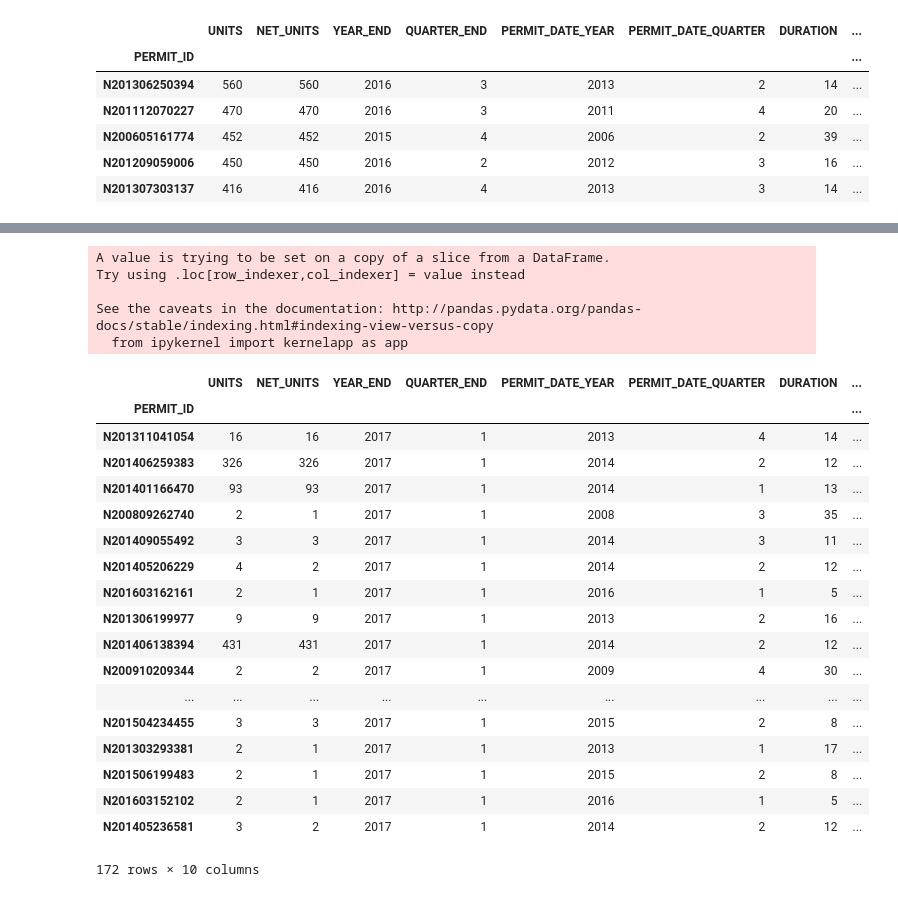
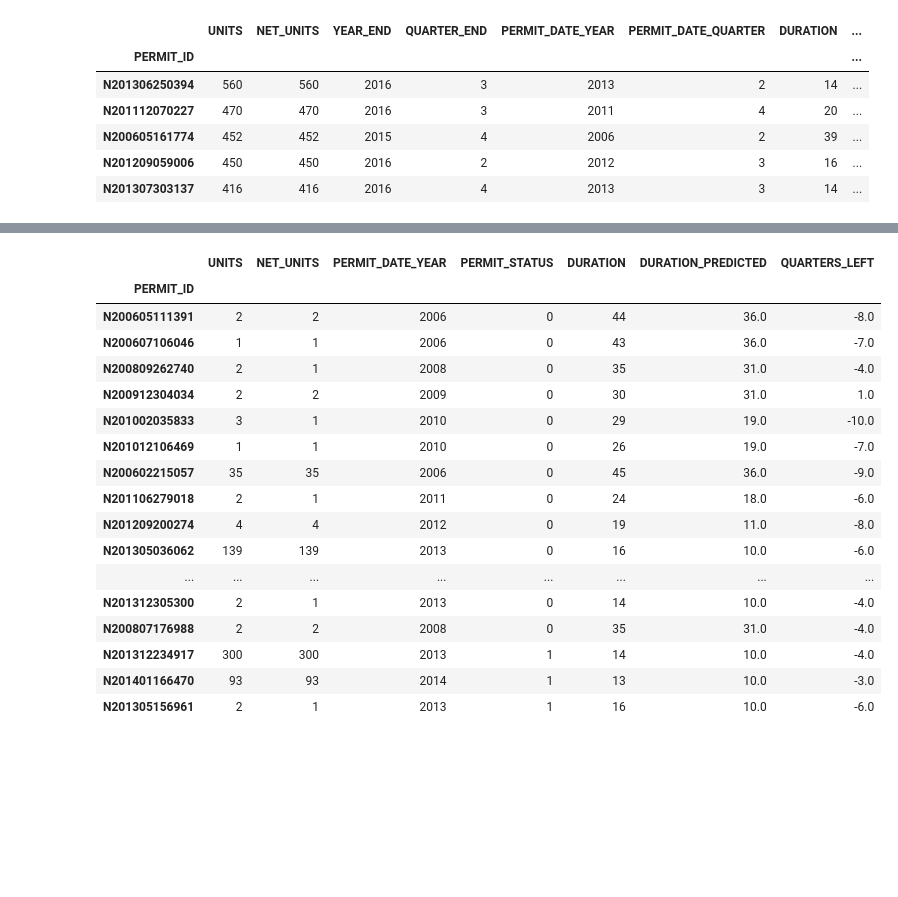
Before and after one commit to openland/statecraft-projects, a Jupyter notebook: housing_pipeline.ipynb, the cells around one changed output, grey strips where cells are left out. Saved outputs shown, nothing was run; the diff lists cells and outputs as text; code cells hidden in the pictures; blank space fills up the shorter version.

Commit message:
Fun 'all buildings should be completed' results

```diff
--- a/housing_pipeline.ipynb
+++ b/housing_pipeline.ipynb
@@ -318,30 +234,27 @@ See the caveats in the documentation: http://pandas.pydata.org/pandas-docs/stabl
-# %%
-duration_predicted = model.predict(incomplete[['NET_UNITS', 'PERMIT_DATE_YEAR', 'PERMIT_DATE_QUARTER']])
-incomplete['PREDICTED_DURATION'] = duration_predicted
-
-incomplete
-# %% [output]
-A value is trying to be set on a copy of a slice from a DataFrame.
-Try using .loc[row_indexer,col_indexer] = value instead
-
-See the caveats in the documentation: http://pandas.pydata.org/pandas-docs/stable/indexing.html#indexing-view-versus-copy
-  from ipykernel import kernelapp as app
-|  | UNITS | NET_UNITS | YEAR_END | QUARTER_END | PERMIT_DATE_YEAR | PERMIT_DATE_QUARTER | DURATION | ... |
-| PERMIT_ID |  |  |  |  |  |  |  | ... |
-| N201311041054 | 16 | 16 | 2017 | 1 | 2013 | 4 | 14 | ... |
-| N201406259383 | 326 | 326 | 2017 | 1 | 2014 | 2 | 12 | ... |
-| N201401166470 | 93 | 93 | 2017 | 1 | 2014 | 1 | 13 | ... |
-| N200809262740 | 2 | 1 | 2017 | 1 | 2008 | 3 | 35 | ... |
-| N201409055492 | 3 | 3 | 2017 | 1 | 2014 | 3 | 11 | ... |
-| N201405206229 | 4 | 2 | 2017 | 1 | 2014 | 2 | 12 | ... |
-| N201603162161 | 2 | 1 | 2017 | 1 | 2016 | 1 | 5 | ... |
-| N201306199977 | 9 | 9 | 2017 | 1 | 2013 | 2 | 16 | ... |
-| N201406138394 | 431 | 431 | 2017 | 1 | 2014 | 2 | 12 | ... |
-| N200910209344 | 2 | 2 | 2017 | 1 | 2009 | 4 | 30 | ... |
-| ... | ... | ... | ... | ... | ... | ... | ... | ... |
-| N201504234455 | 3 | 3 | 2017 | 1 | 2015 | 2 | 8 | ... |
-| N201303293381 | 2 | 1 | 2017 | 1 | 2013 | 1 | 17 | ... |
-| N201506199483 | 2 | 1 | 2017 | 1 | 2015 | 2 | 8 | ... |
-| N201603152102 | 2 | 1 | 2017 | 1 | 2016 | 1 | 5 | ... |
-| N201405236581 | 3 | 2 | 2017 | 1 | 2014 | 2 | 12 | ... |
-172 rows × 10 columns
+# %%
+duration_predicted = model.predict(incomplete[['UNITS', 'PERMIT_DATE_YEAR', 'PERMIT_STATUS']])
+incomplete['DURATION_PREDICTED'] = np.ceil(duration_predicted)
+incomplete.sort_values(by=['NET_UNITS'],ascending=False)
+
+# shows that basically all buildings not finished yet should be finished already :D
+incomplete['QUARTERS_LEFT'] = incomplete['DURATION_PREDICTED'] - incomplete['DURATION']
+incomplete[columns_to_show + ['QUARTERS_LEFT']].head(20)
+# %% [output]
+|  | UNITS | NET_UNITS | PERMIT_DATE_YEAR | PERMIT_STATUS | DURATION | DURATION_PREDICTED | QUARTERS_LEFT |
+| PERMIT_ID |  |  |  |  |  |  |  |
+| N200605111391 | 2 | 2 | 2006 | 0 | 44 | 36.0 | -8.0 |
+| N200607106046 | 1 | 1 | 2006 | 0 | 43 | 36.0 | -7.0 |
+| N200809262740 | 2 | 1 | 2008 | 0 | 35 | 31.0 | -4.0 |
+| N200912304034 | 2 | 2 | 2009 | 0 | 30 | 31.0 | 1.0 |
+| N201002035833 | 3 | 1 | 2010 | 0 | 29 | 19.0 | -10.0 |
+| N201012106469 | 1 | 1 | 2010 | 0 | 26 | 19.0 | -7.0 |
+| N200602215057 | 35 | 35 | 2006 | 0 | 45 | 36.0 | -9.0 |
+| N201106279018 | 2 | 1 | 2011 | 0 | 24 | 18.0 | -6.0 |
+| N201209200274 | 4 | 4 | 2012 | 0 | 19 | 11.0 | -8.0 |
+| N201305036062 | 139 | 139 | 2013 | 0 | 16 | 10.0 | -6.0 |
+| ... | ... | ... | ... | ... | ... | ... | ... |
+| N201312305300 | 2 | 1 | 2013 | 0 | 14 | 10.0 | -4.0 |
+| N200807176988 | 2 | 2 | 2008 | 0 | 35 | 31.0 | -4.0 |
+| N201312234917 | 300 | 300 | 2013 | 1 | 14 | 10.0 | -4.0 |
+| N201401166470 | 93 | 93 | 2014 | 1 | 13 | 10.0 | -3.0 |
+| N201305156961 | 2 | 1 | 2013 | 1 | 16 | 10.0 | -6.0 |
```
Also changed, not shown: parts of 18 cells of this notebook.
